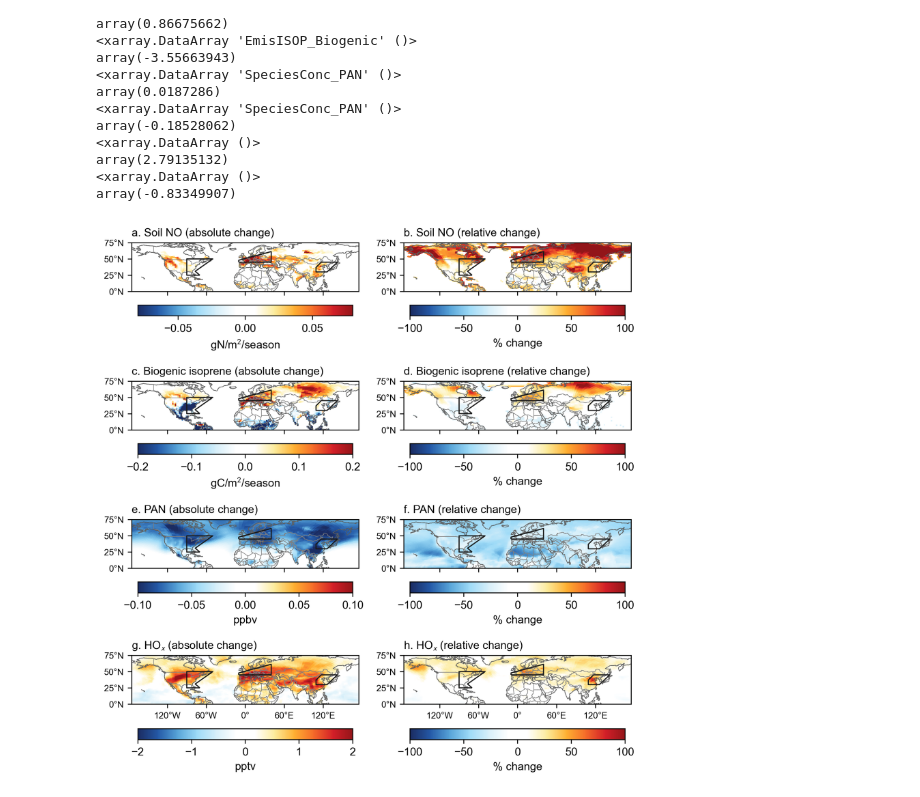
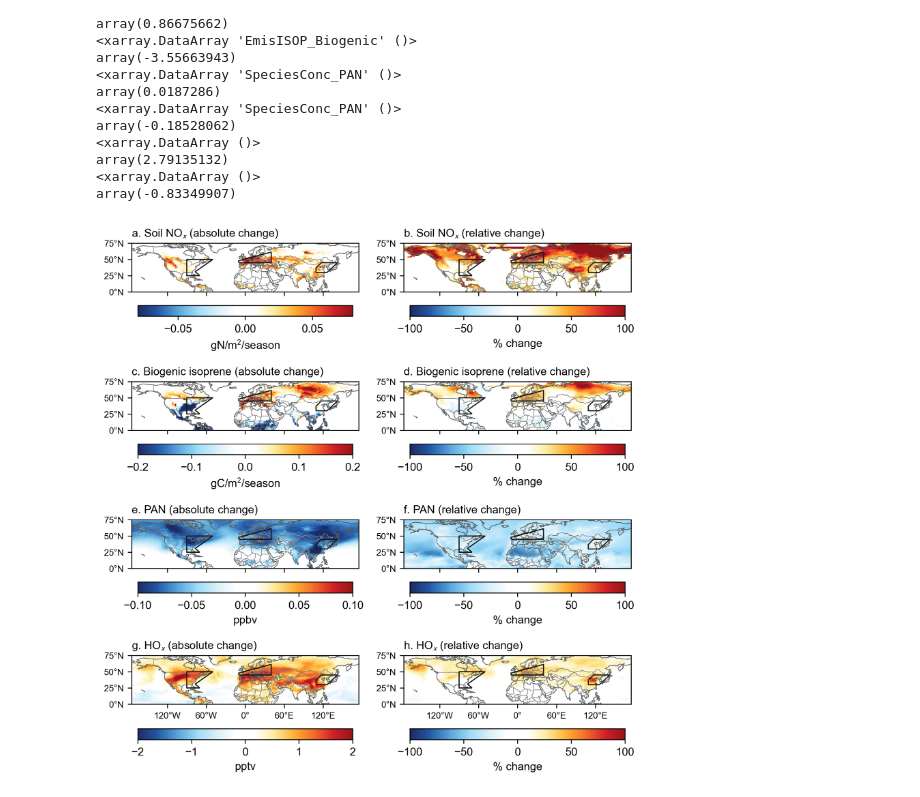
Before and after one commit to emmleroy/future-climate-ozone-sensitivity, a Jupyter notebook: figures_paper/FigS10_new.ipynb, the cells around one changed output. Drawn from its saved outputs; the diff is of its cells as text; code cells hidden in the pictures.

Commit message:
Change label 'Soil NO' to 'Soil NOx'

```diff
--- a/figures_paper/FigS10_new.ipynb
+++ b/figures_paper/FigS10_new.ipynb
@@ -136,7 +136,7 @@ fig, ax = plt.subplots(
         subplot_kw={"projection": ccrs.PlateCarree()}
     )
 ax = ax.flatten()
-titles= ["a. Soil NO (absolute change)",  "b. Soil NO (relative change)",
+titles= ["a. Soil NO$_x$ (absolute change)",  "b. Soil NO$_x$ (relative change)",
         "c. Biogenic isoprene (absolute change)",  "d. Biogenic isoprene (relative change)",
         "e. PAN (absolute change)",  "f. PAN (relative change)",
          "g. HO$_x$ (absolute change)",  "h. HO$_x$ (relative change)"]
@@ -183,31 +183,31 @@ for idx, z in enumerate([abs_diff_soilNO,
         ax[idx].set_xticks([-120, -60, 0, 60, 120])
         ax[idx].set_xticklabels(
             ['120°W', '60°W', '0°', '60°E', '120°E'], fontsize=8)
         ax[idx].set_yticks([0,25,50,75])
         ax[idx].set_yticklabels(
             ['0°N', '25°N', '50°N', '75°N'], fontsize=8)
     else:
         ax[idx].set_xticks([-120, -60, 0, 60, 120])
         ax[idx].set_xticklabels(['', '', '', '', ''], fontsize=8)
         ax[idx].set_yticks([0,25,50,75])
         ax[idx].set_yticklabels(
             ['0°N', '25°N', '50°N', '75°N'], fontsize=8)
 
     # Add boxes around the IPCC AR6 regions
     ar6 = regionmask.defined_regions.ar6.all
     ar6[5,17].plot(ax=ax[idx],
         add_ocean=False,
         projection=ccrs.PlateCarree(),
         add_label=False,
         line_kws=dict(lw=1)
     )
 
     # For EAS we use a modified polygon that captures a more homogeneous response
     new_EAS = np.array([[117,45], [109,37], [109,30], [126,30],[142,45]])
     new_EAS_region = regionmask.Regions([new_EAS], name="new_EAS")
     new_EAS_region.plot_regions(add_label=False, ax=ax[idx], line_kws=dict(lw=1))
 
 ##########
 plt.savefig("FigS10_new.png")
 # %% [output]
-[figure, old version]
+[figure, new version]
```
Also changed, not shown: 1 other file.
